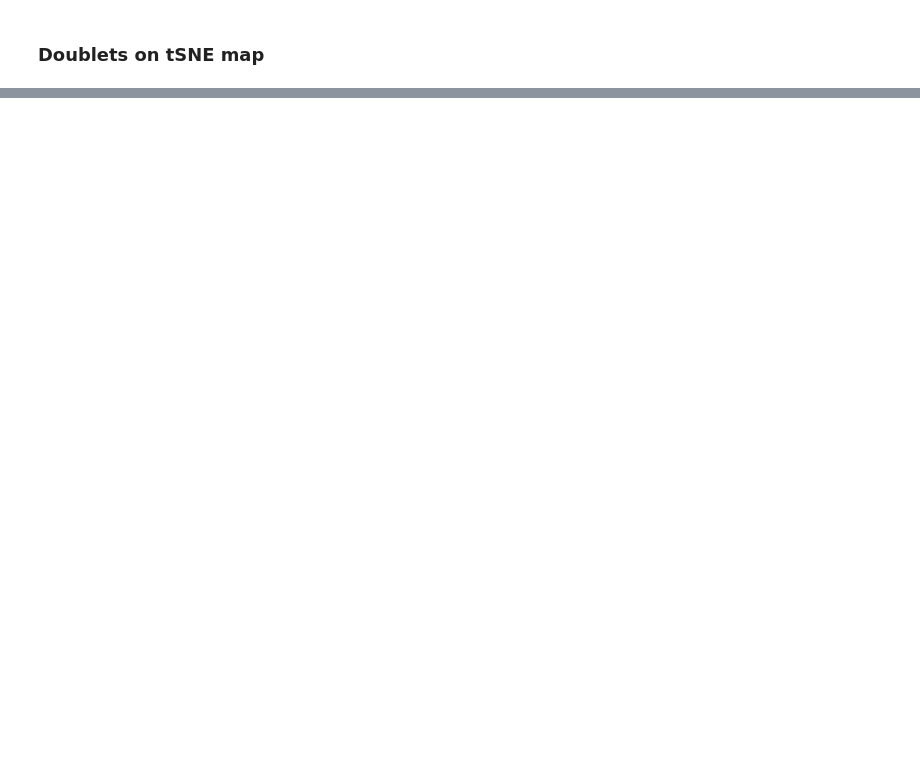
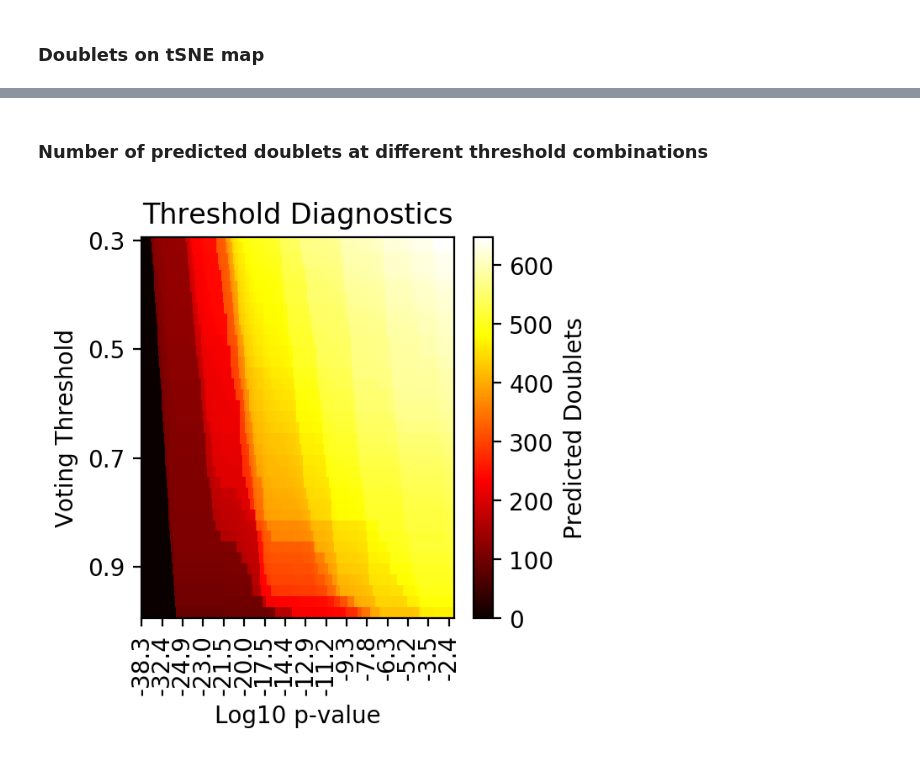
Before and after one commit to JonathanShor/DoubletDetection, a Jupyter notebook: docs/PBMC_8k_vignette.ipynb, the cells around one changed output, grey strips where cells are left out. Drawn from its saved outputs; the diff is of its cells as text; code cells hidden in the pictures; blank space fills up the shorter version.

Commit message:
update notebook and add threshold plot to notebook

```diff
--- a/docs/PBMC_8k_vignette.ipynb
+++ b/docs/PBMC_8k_vignette.ipynb
@@ -56,0 +57,6 @@ f2, tsne_coords = doubletdetection.plot.tsne(raw_counts, doublets, save='tsne_te
+# %% [markdown]
+### Number of predicted doublets at different threshold combinations
+# %%
+f3 = doubletdetection.plot.threshold(clf, save='threshold_test.pdf', show=True, p_step=30)
+# %% [output]
+[figure, added]
```
Also changed, not shown: parts of 5 cells of this notebook.
